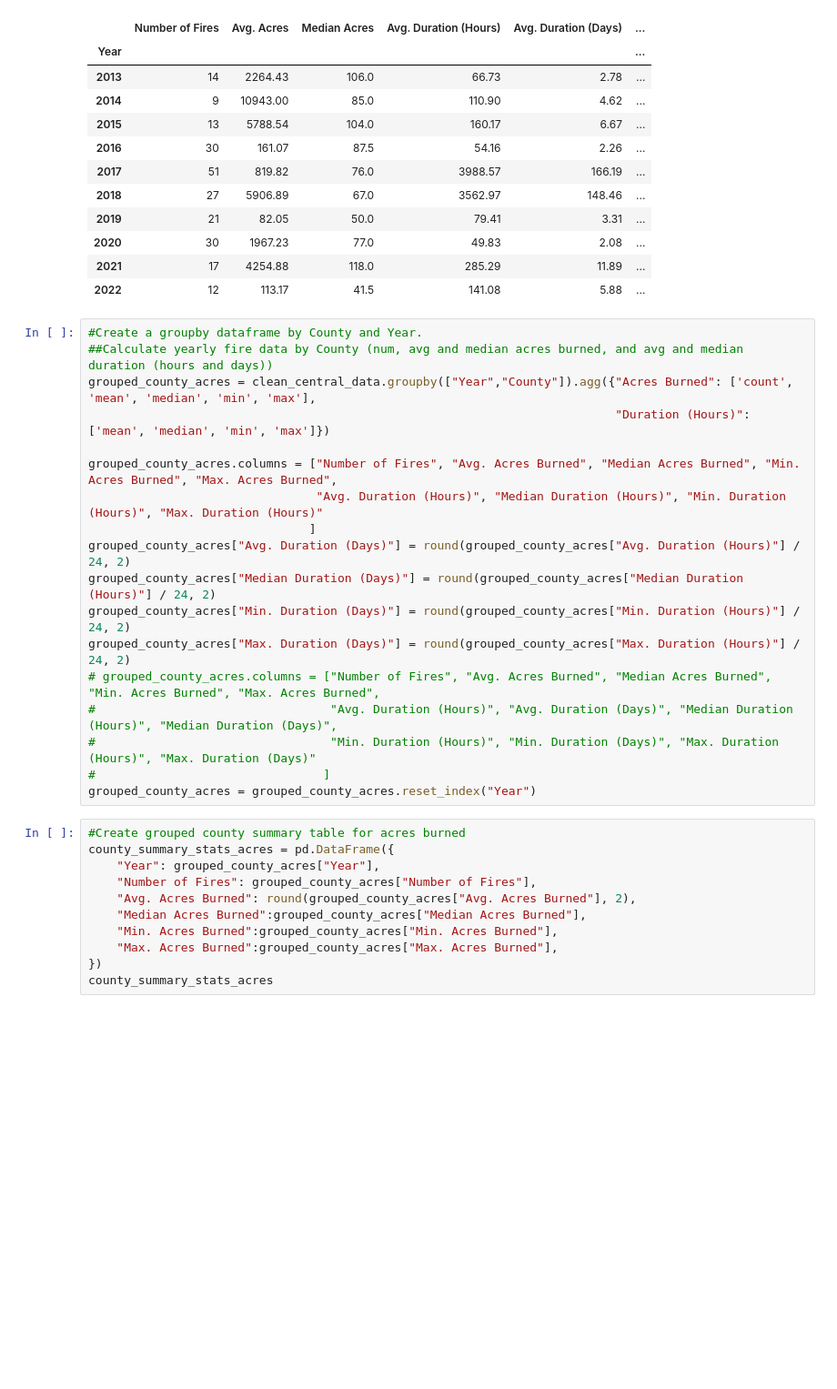
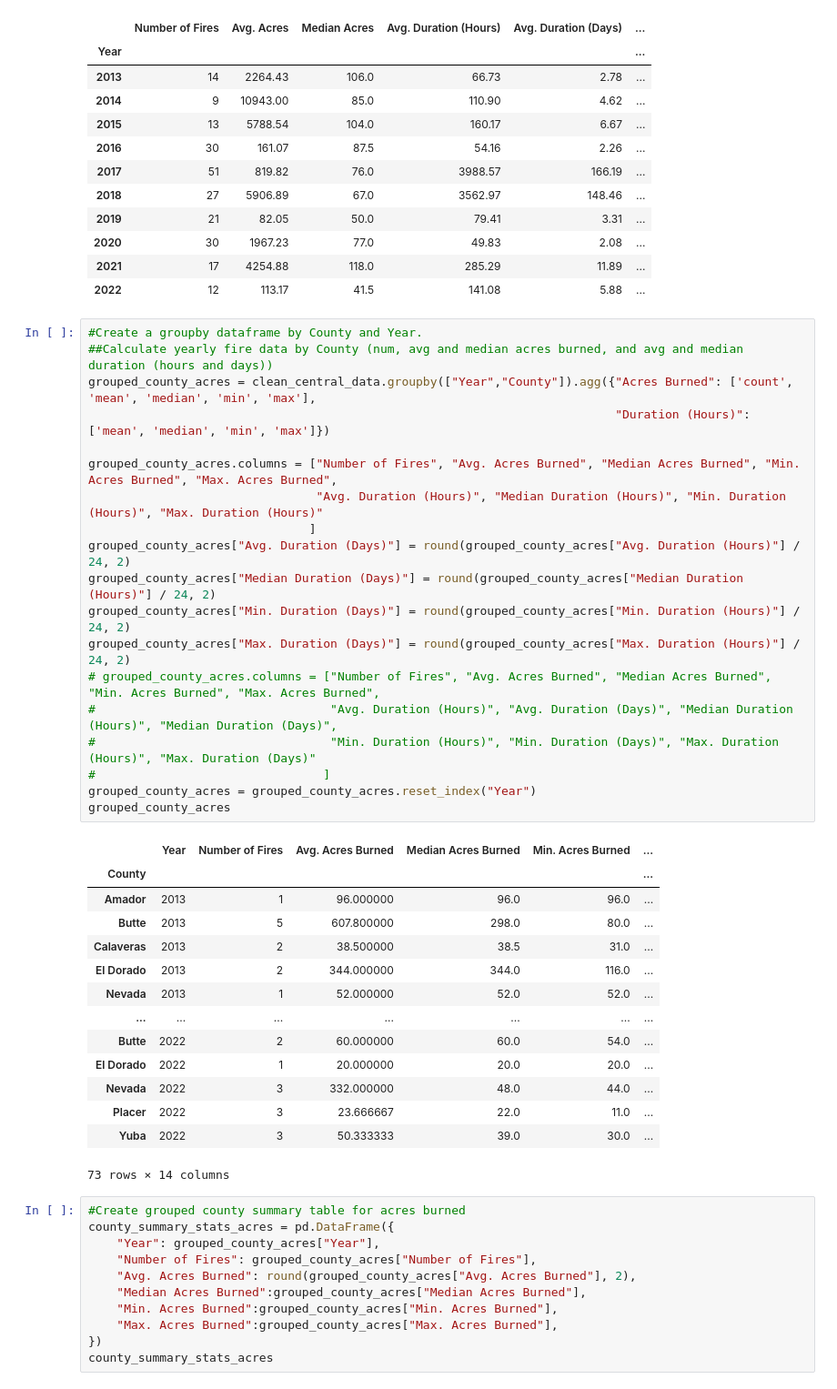
Before and after one commit to Jed-Miller/project1_group10, a Jupyter notebook: intial_fire_explore.ipynb, the cells around one changed output. Shown at 91% size. Drawn from its saved outputs; the diff is of its cells as text; blank space fills up the shorter version.

```diff
--- a/intial_fire_explore.ipynb
+++ b/intial_fire_explore.ipynb
@@ -109,21 +94,37 @@ yearly_summary_stats
 # %%
 #Create a groupby dataframe by County and Year.
 ##Calculate yearly fire data by County (num, avg and median acres burned, and avg and median duration (hours and days))
 grouped_county_acres = clean_central_data.groupby(["Year","County"]).agg({"Acres Burned": ['count', 'mean', 'median', 'min', 'max'],
                                                                           "Duration (Hours)": ['mean', 'median', 'min', 'max']})
 
 grouped_county_acres.columns = ["Number of Fires", "Avg. Acres Burned", "Median Acres Burned", "Min. Acres Burned", "Max. Acres Burned",
                                 "Avg. Duration (Hours)", "Median Duration (Hours)", "Min. Duration (Hours)", "Max. Duration (Hours)"
                                ]
 grouped_county_acres["Avg. Duration (Days)"] = round(grouped_county_acres["Avg. Duration (Hours)"] / 24, 2)
 grouped_county_acres["Median Duration (Days)"] = round(grouped_county_acres["Median Duration (Hours)"] / 24, 2)
 grouped_county_acres["Min. Duration (Days)"] = round(grouped_county_acres["Min. Duration (Hours)"] / 24, 2)
 grouped_county_acres["Max. Duration (Days)"] = round(grouped_county_acres["Max. Duration (Hours)"] / 24, 2)
 # grouped_county_acres.columns = ["Number of Fires", "Avg. Acres Burned", "Median Acres Burned", "Min. Acres Burned", "Max. Acres Burned",
 #                                 "Avg. Duration (Hours)", "Avg. Duration (Days)", "Median Duration (Hours)", "Median Duration (Days)",
 #                                 "Min. Duration (Hours)", "Min. Duration (Days)", "Max. Duration (Hours)", "Max. Duration (Days)"
 #                                ]
 grouped_county_acres = grouped_county_acres.reset_index("Year")
+grouped_county_acres
+# %% [output]
+|  | Year | Number of Fires | Avg. Acres Burned | Median Acres Burned | Min. Acres Burned | ... |
+| County |  |  |  |  |  | ... |
+| Amador | 2013 | 1 | 96.000000 | 96.0 | 96.0 | ... |
+| Butte | 2013 | 5 | 607.800000 | 298.0 | 80.0 | ... |
+| Calaveras | 2013 | 2 | 38.500000 | 38.5 | 31.0 | ... |
+| El Dorado | 2013 | 2 | 344.000000 | 344.0 | 116.0 | ... |
+| Nevada | 2013 | 1 | 52.000000 | 52.0 | 52.0 | ... |
+| ... | ... | ... | ... | ... | ... | ... |
+| Butte | 2022 | 2 | 60.000000 | 60.0 | 54.0 | ... |
+| El Dorado | 2022 | 1 | 20.000000 | 20.0 | 20.0 | ... |
+| Nevada | 2022 | 3 | 332.000000 | 48.0 | 44.0 | ... |
+| Placer | 2022 | 3 | 23.666667 | 22.0 | 11.0 | ... |
+| Yuba | 2022 | 3 | 50.333333 | 39.0 | 30.0 | ... |
+73 rows × 14 columns
 # %%
 #Create grouped county summary table for acres burned
 county_summary_stats_acres = pd.DataFrame({
```
Also changed, not shown: parts of 6 cells of this notebook.
